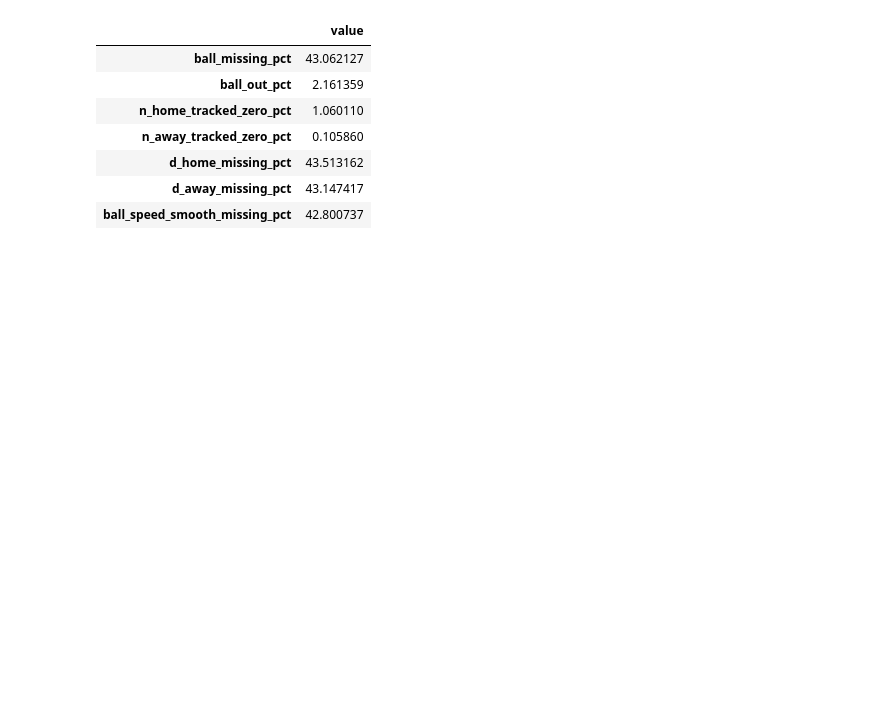
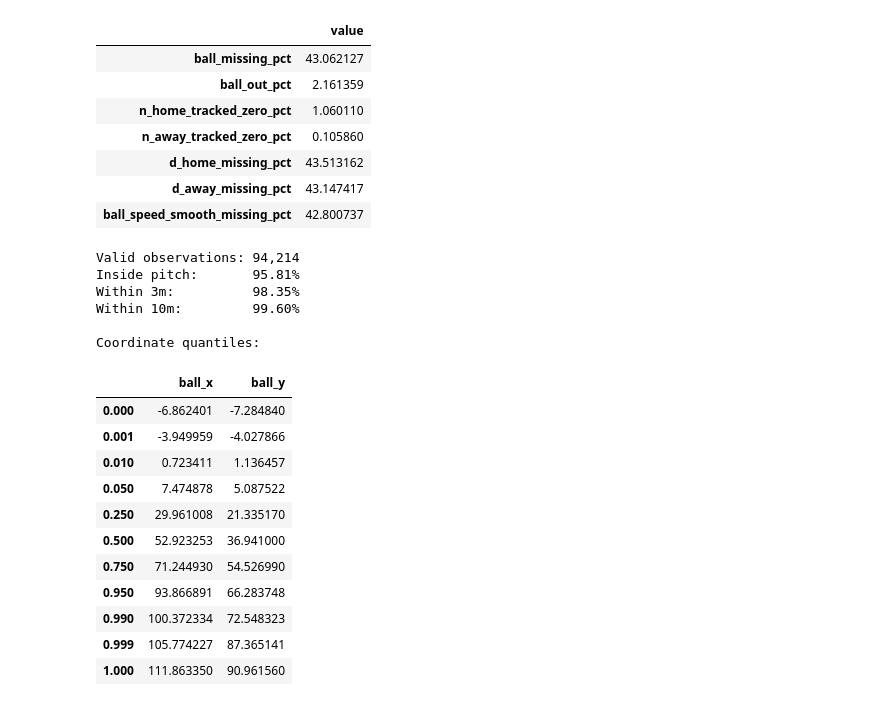
Before and after one commit to paulinedao/hack-team-sod26, a Jupyter notebook: exploration/feature_extraction_visual_analysis.ipynb, the cells around one changed output. Saved outputs shown, nothing was run; the diff lists cells and outputs as text; code cells hidden in the pictures; blank space fills up the shorter version.

Commit message:
feat: add diagnostics for ball coordinates and tracking coverage

```diff
--- a/exploration/feature_extraction_visual_analysis.ipynb
+++ b/exploration/feature_extraction_visual_analysis.ipynb
@@ -766,3 +766,59 @@ display(pd.Series(diagnostics, name="value").to_frame())
 | d_home_missing_pct | 43.513162 |
 | d_away_missing_pct | 43.147417 |
 | ball_speed_smooth_missing_pct | 42.800737 |
+# %%
+# coordinates diagnostics
+
+valid = df.loc[
+    df["graded"]
+    & df["ball_x"].notna()
+    & df["ball_y"].notna()
+].copy()
+
+length, width = 105.3, 68.0
+
+inside = (
+    valid["ball_x"].between(0, length)
+    & valid["ball_y"].between(0, width)
+)
+
+within_3m = (
+    valid["ball_x"].between(-3, length + 3)
+    & valid["ball_y"].between(-3, width + 3)
+)
+
+within_10m = (
+    valid["ball_x"].between(-10, length + 10)
+    & valid["ball_y"].between(-10, width + 10)
+)
+
+print(f"Valid observations: {len(valid):,}")
+print(f"Inside pitch:       {inside.mean():.2%}")
+print(f"Within 3m:          {within_3m.mean():.2%}")
+print(f"Within 10m:         {within_10m.mean():.2%}")
+
+print("\nCoordinate quantiles:")
+display(
+    valid[["ball_x", "ball_y"]].quantile(
+        [0, .001, .01, .05, .25, .50, .75, .95, .99, .999, 1]
+    )
+)
+# %% [output]
+Valid observations: 94,214
+Inside pitch:       95.81%
+Within 3m:          98.35%
+Within 10m:         99.60%
+
+Coordinate quantiles:
+|  | ball_x | ball_y |
+| 0.000 | -6.862401 | -7.284840 |
+| 0.001 | -3.949959 | -4.027866 |
+| 0.010 | 0.723411 | 1.136457 |
+| 0.050 | 7.474878 | 5.087522 |
+| 0.250 | 29.961008 | 21.335170 |
+| 0.500 | 52.923253 | 36.941000 |
+| 0.750 | 71.244930 | 54.526990 |
+| 0.950 | 93.866891 | 66.283748 |
+| 0.990 | 100.372334 | 72.548323 |
+| 0.999 | 105.774227 | 87.365141 |
+| 1.000 | 111.863350 | 90.961560 |
```
